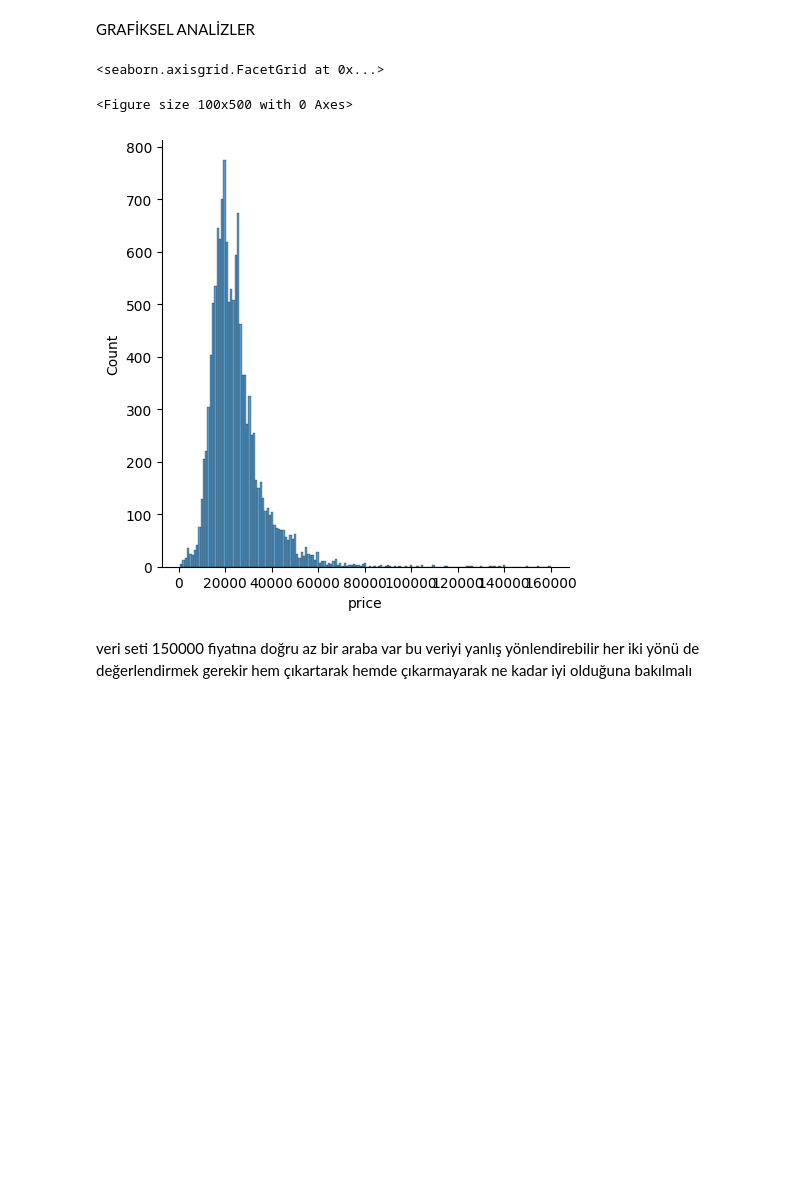
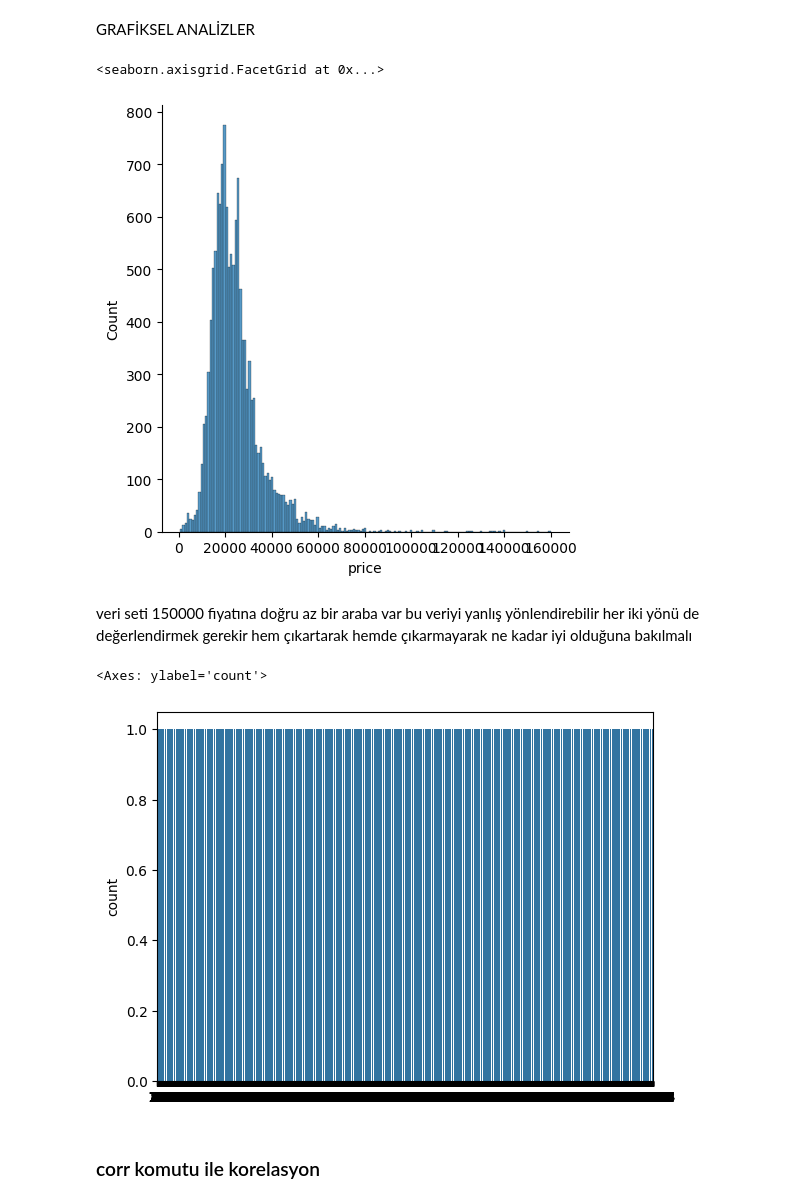
Before and after one commit to can-ozyasar/Veri-Bilimi-icin-Python-ve-tensorflow_BTK, a Jupyter notebook: Tensorflow/8.14_Araba Fiyat analizi/arabaAnalizi.ipynb, the cells around one changed output. Drawn from its saved outputs; the diff is of its cells as text; code cells hidden in the pictures; blank space fills up the shorter version.

```diff
--- a/Tensorflow/8.14_Araba Fiyat analizi/arabaAnalizi.ipynb
+++ b/Tensorflow/8.14_Araba Fiyat analizi/arabaAnalizi.ipynb
@@ -56,12 +56,17 @@ dtype: int64
 # %% [markdown]
 GRAFİKSEL ANALİZLER
 # %%
-plt.figure(figsize=(1,5))
 sbn.displot(dataFrame["price"])
 # %% [output]
 <seaborn.axisgrid.FacetGrid at 0x...>
-<Figure size 100x500 with 0 Axes>
 [figure]
 # %% [markdown]
 veri seti 150000 fiyatına doğru az bir araba var bu veriyi yanlış yönlendirebilir
 her iki yönü de değerlendirmek gerekir hem çıkartarak hemde çıkarmayarak ne kadar iyi olduğuna bakılmalı
+# %%
+sbn.countplot(dataFrame["year"]) # satışların yıllara göre dağılımlarını göreceğiz
+# %% [output]
+<Axes: ylabel='count'>
+[figure, added]
+# %% [markdown]
+### corr komutu ile korelasyon
```
Also changed, not shown: parts of 30 cells of this notebook.
